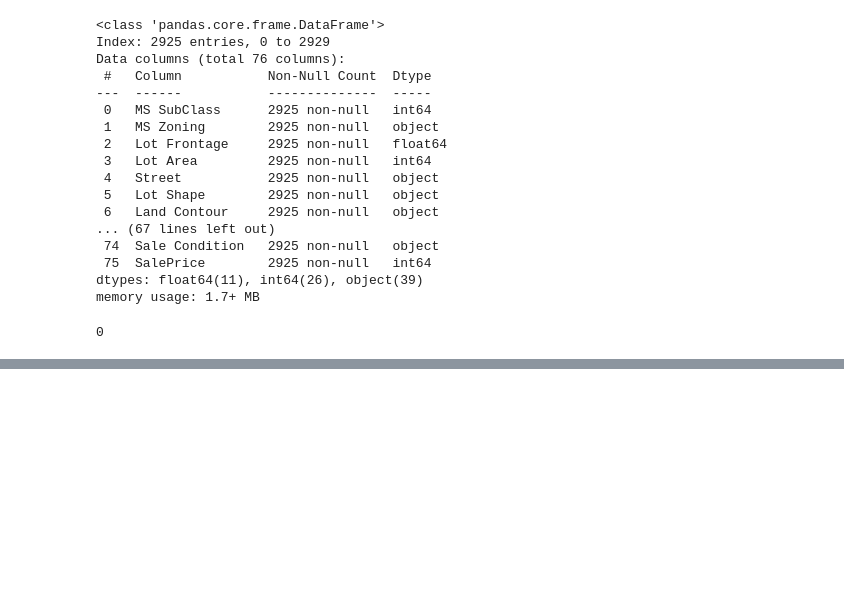
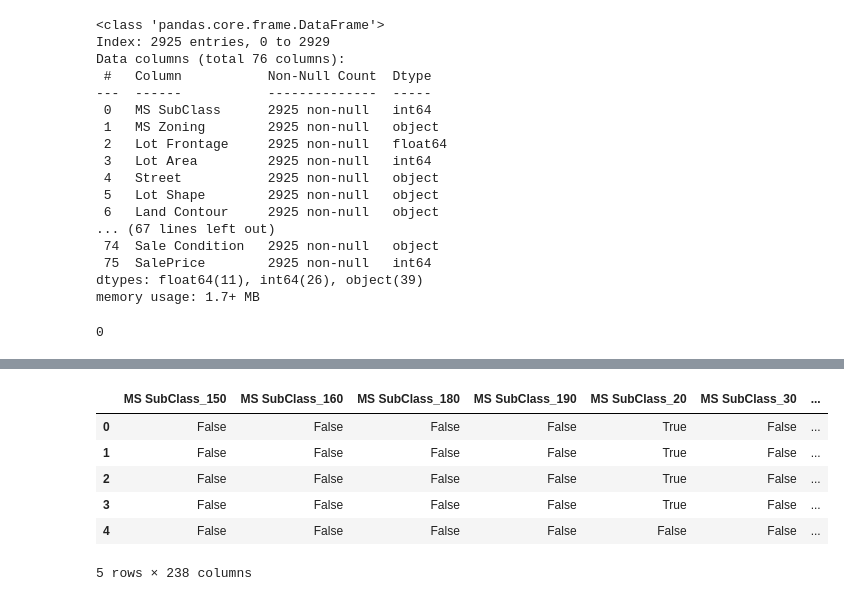
Before and after one commit to amanzoni1/ML_PredictHousesPrice, a Jupyter notebook: house_price_prediction.ipynb, the cells around one changed output, grey strips where cells are left out. Drawn from its saved outputs; the diff is of its cells as text; code cells hidden in the pictures; blank space fills up the shorter version.

```diff
--- a/house_price_prediction.ipynb
+++ b/house_price_prediction.ipynb
@@ -456,0 +476,2 @@ df.to_csv("Ames_NO_Missing_Data.csv",index=False)
+# %%
+df['MS SubClass'] = df['MS SubClass'].apply(str)
@@ -456,0 +525,10 @@ df.to_csv("Ames_NO_Missing_Data.csv",index=False)
+# %%
+df_objs.head()
+# %% [output]
+|  | MS SubClass_150 | MS SubClass_160 | MS SubClass_180 | MS SubClass_190 | MS SubClass_20 | MS SubClass_30 | ... |
+| 0 | False | False | False | False | True | False | ... |
+| 1 | False | False | False | False | True | False | ... |
+| 2 | False | False | False | False | True | False | ... |
+| 3 | False | False | False | False | True | False | ... |
+| 4 | False | False | False | False | False | False | ... |
+5 rows × 238 columns
```
Also changed, not shown: parts of 35 cells of this notebook.
